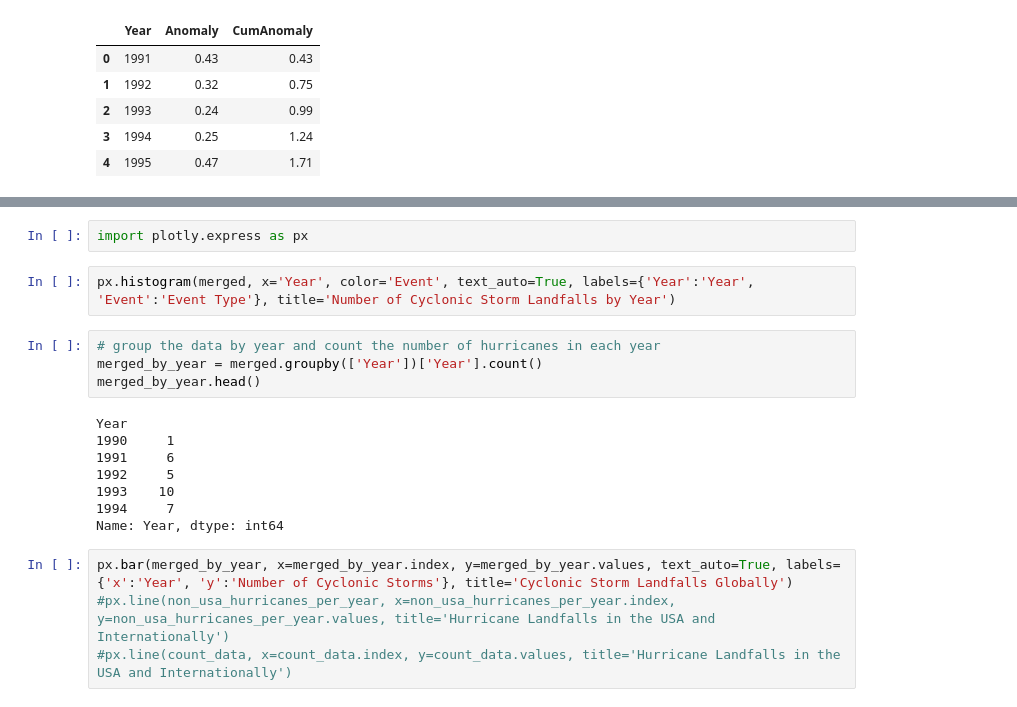
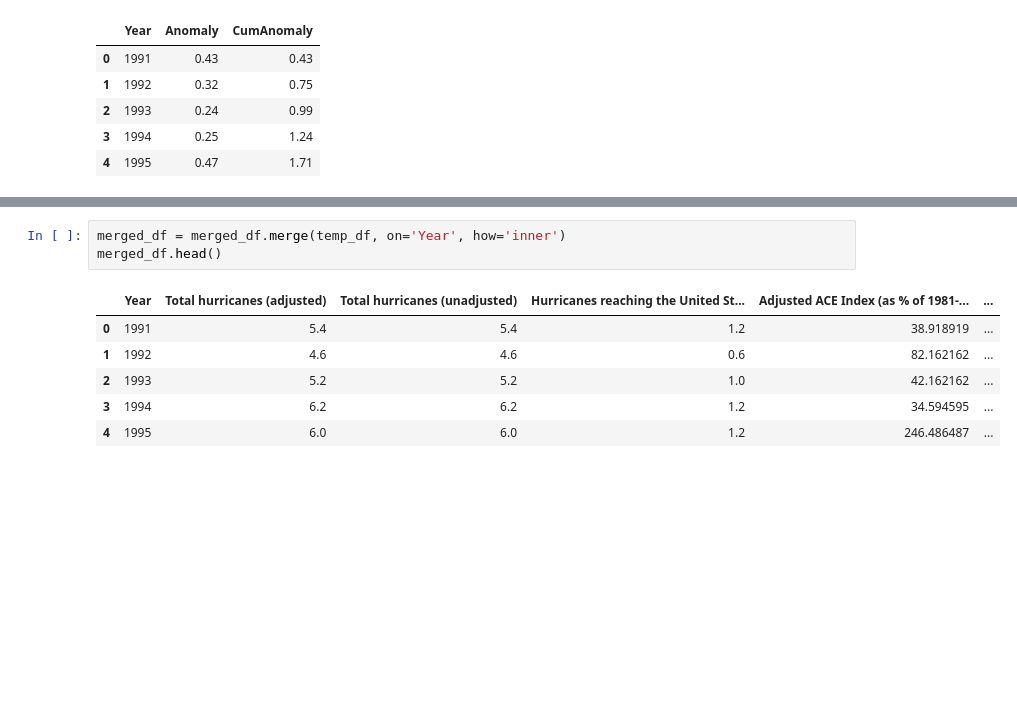
Before and after one commit to himalayahall/DATA608, a Jupyter notebook: Story 5/Story5.ipynb, the cells around one changed output, grey strips where cells are left out. Cells and saved outputs as stored; diff of their text form; blank space fills up the shorter version.

```diff
--- a/Story 5/Story5.ipynb
+++ b/Story 5/Story5.ipynb
@@ -94,20 +89,10 @@ merged .head()
-# %%
-import plotly.express as px
-# %%
-px.histogram(merged, x='Year', color='Event', text_auto=True, labels={'Year':'Year', 'Event':'Event Type'}, title='Number of Cyclonic Storm Landfalls by Year')
-# %%
-# group the data by year and count the number of hurricanes in each year
-merged_by_year = merged.groupby(['Year'])['Year'].count()
-merged_by_year.head()
-# %% [output]
-Year
-1990     1
-1991     6
-1992     5
-1993    10
-1994     7
-Name: Year, dtype: int64
-# %%
-px.bar(merged_by_year, x=merged_by_year.index, y=merged_by_year.values, text_auto=True, labels={'x':'Year', 'y':'Number of Cyclonic Storms'}, title='Cyclonic Storm Landfalls Globally')
-#px.line(non_usa_hurricanes_per_year, x=non_usa_hurricanes_per_year.index, y=non_usa_hurricanes_per_year.values, title='Hurricane Landfalls in the USA and Internationally')
-#px.line(count_data, x=count_data.index, y=count_data.values, title='Hurricane Landfalls in the USA and Internationally')
+# %%
+merged_df = merged_df.merge(temp_df, on='Year', how='inner')
+merged_df.head()
+# %% [output]
+|  | Year | Total hurricanes (adjusted) | Total hurricanes (unadjusted) | Hurricanes reaching the United St... | Adjusted ACE Index (as % of 1981-... | ... |
+| 0 | 1991 | 5.4 | 5.4 | 1.2 | 38.918919 | ... |
+| 1 | 1992 | 4.6 | 4.6 | 0.6 | 82.162162 | ... |
+| 2 | 1993 | 5.2 | 5.2 | 1.0 | 42.162162 | ... |
+| 3 | 1994 | 6.2 | 6.2 | 1.2 | 34.594595 | ... |
+| 4 | 1995 | 6.0 | 6.0 | 1.2 | 246.486487 | ... |
```
Also changed, not shown: parts of 22 cells of this notebook, 1 other file.
